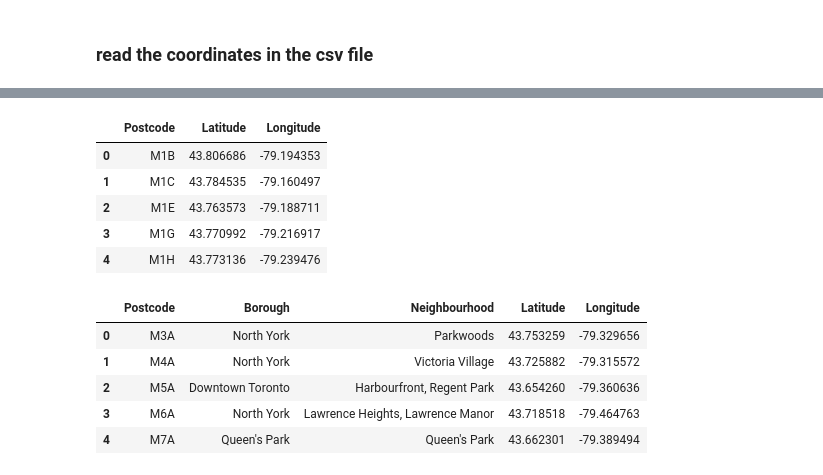
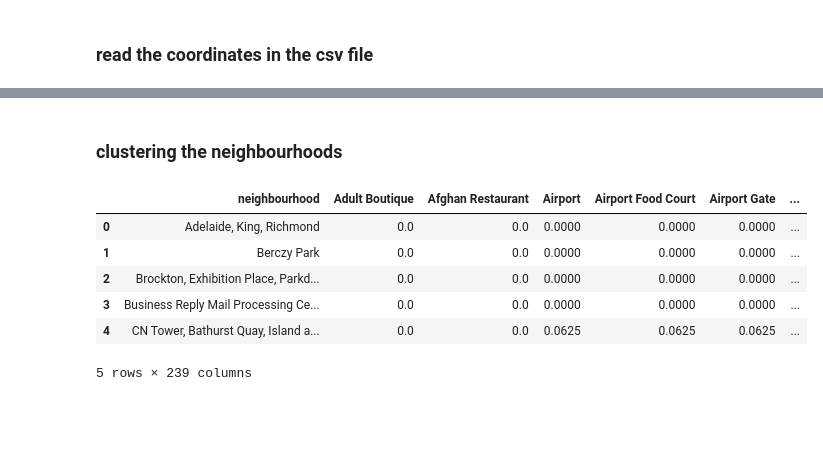
Before and after one commit to uscwang54/Coursera_Capstone, a Jupyter notebook: Toronto neighborhood clustering.ipynb, the cells around one changed output, grey strips where cells are left out. Drawn from its saved outputs; the diff is of its cells as text; code cells hidden in the pictures; blank space fills up the shorter version.

Commit message:
cluserting Toronto neighbourhoods according to venues profile

```diff
--- a/Toronto neighborhood clustering.ipynb
+++ b/Toronto neighborhood clustering.ipynb
@@ -94,0 +359,4 @@ geo_coor.rename(columns={'Postal Code':'Postcode'},inplace=True)
+# %%
+#merge neighbourhood_venue_df and Toronto together on neighbourhood
+Toronto_venue_df = pd.merge(Toronto,neighbourhood_venue_df,on='neighbourhood')
+Toronto_venue_df.head()
@@ -94,0 +377,5 @@ geo_coor.rename(columns={'Postal Code':'Postcode'},inplace=True)
+# %%
+Toronto_venue_onehot = pd.get_dummies(Toronto_venue_df[['venue_category']],prefix='',prefix_sep='')
+# %%
+Toronto_venue_onehot = pd.concat((Toronto_venue_df[['neighbourhood']],Toronto_venue_onehot),axis=1)
+Toronto_venue_onehot.head()
@@ -94,0 +390,4 @@ geo_coor.rename(columns={'Postal Code':'Postcode'},inplace=True)
+# %%
+#group rows by neighborhood and by taking the mean of the frequency of occurrence of each category
+Toronto_venue_grouped = Toronto_venue_onehot.groupby('neighbourhood').mean().reset_index()
+Toronto_venue_grouped.head()
@@ -95,19 +459,12 @@ geo_coor.rename(columns={'Postal Code':'Postcode'},inplace=True)
+# %% [markdown]
+### clustering the neighbourhoods
 # %%
-geo_coor.head()
+Toronto_venue_grouped.head()
 # %% [output]
-|  | Postcode | Latitude | Longitude |
-| 0 | M1B | 43.806686 | -79.194353 |
-| 1 | M1C | 43.784535 | -79.160497 |
-| 2 | M1E | 43.763573 | -79.188711 |
-| 3 | M1G | 43.770992 | -79.216917 |
-| 4 | M1H | 43.773136 | -79.239476 |
+|  | neighbourhood | Adult Boutique | Afghan Restaurant | Airport | Airport Food Court | Airport Gate | ... |
+| 0 | Adelaide, King, Richmond | 0.0 | 0.0 | 0.0000 | 0.0000 | 0.0000 | ... |
+| 1 | Berczy Park | 0.0 | 0.0 | 0.0000 | 0.0000 | 0.0000 | ... |
+| 2 | Brockton, Exhibition Place, Parkd... | 0.0 | 0.0 | 0.0000 | 0.0000 | 0.0000 | ... |
+| 3 | Business Reply Mail Processing Ce... | 0.0 | 0.0 | 0.0000 | 0.0000 | 0.0000 | ... |
+| 4 | CN Tower, Bathurst Quay, Island a... | 0.0 | 0.0 | 0.0625 | 0.0625 | 0.0625 | ... |
+5 rows × 239 columns
-# %%
-Toronto_df = pd.merge(postal_df,geo_coor,on='Postcode')
-Toronto_df.head()
-# %% [output]
-|  | Postcode | Borough | Neighbourhood | Latitude | Longitude |
-| 0 | M3A | North York | Parkwoods | 43.753259 | -79.329656 |
-| 1 | M4A | North York | Victoria Village | 43.725882 | -79.315572 |
-| 2 | M5A | Downtown Toronto | Harbourfront, Regent Park | 43.654260 | -79.360636 |
-| 3 | M6A | North York | Lawrence Heights, Lawrence Manor | 43.718518 | -79.464763 |
-| 4 | M7A | Queen's Park | Queen's Park | 43.662301 | -79.389494 |
```
Also changed, not shown: parts of 41 cells of this notebook.
